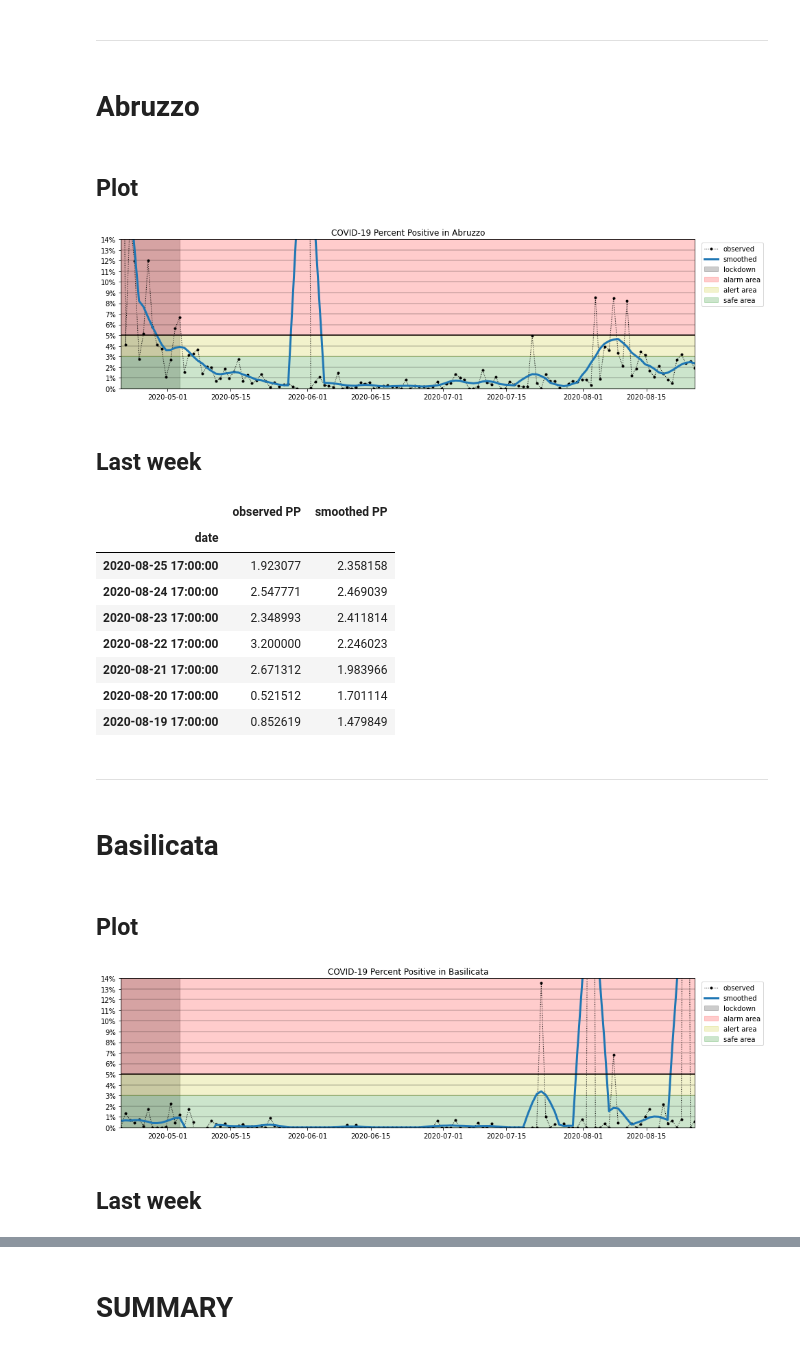
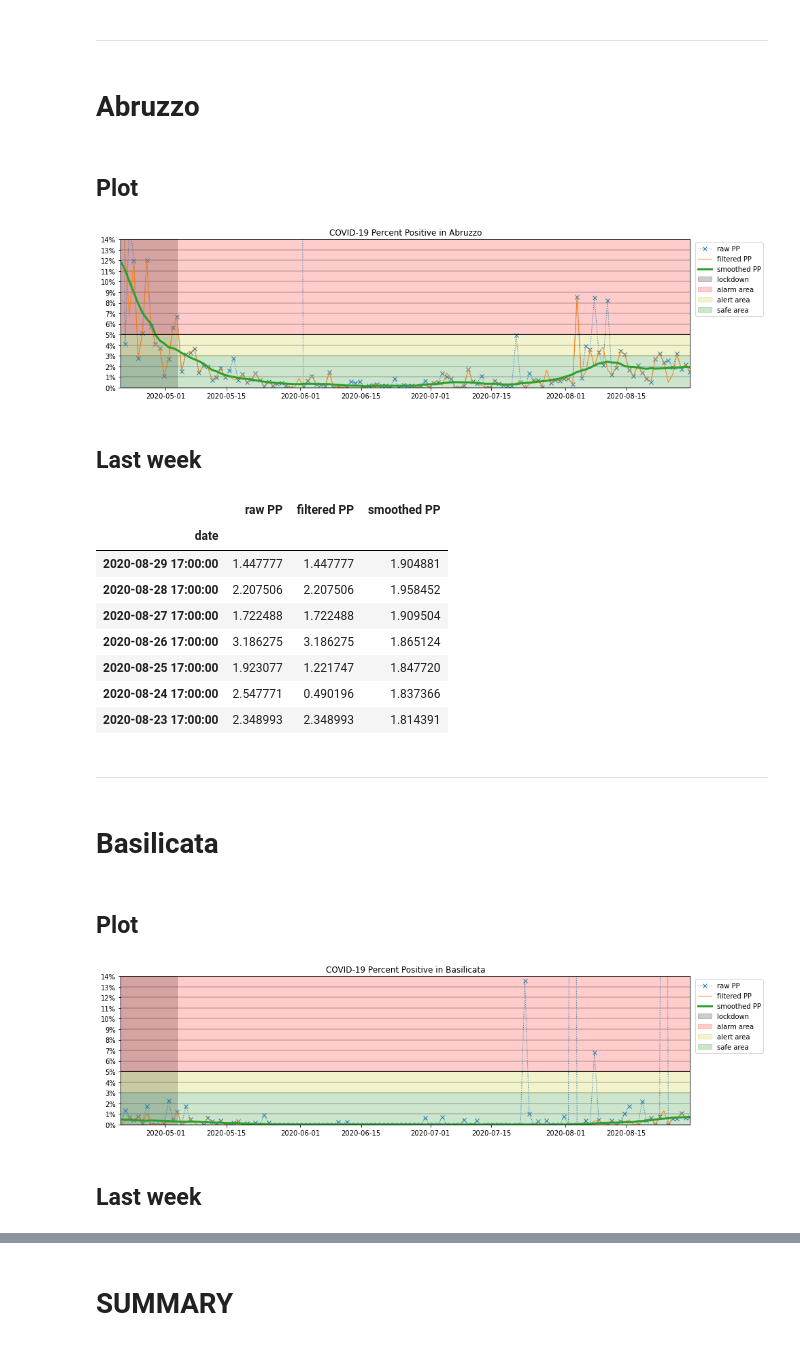
Before and after one commit to maxdevblock/covid-19-jupyter, a Jupyter notebook: PP.ipynb, the cells around one changed output, grey strips where cells are left out. Drawn from its saved outputs; the diff is of its cells as text; code cells hidden in the pictures.

```diff
--- a/PP.ipynb
+++ b/PP.ipynb
@@ -79,7 +112,7 @@ it = pd.read_csv(
      index_col=['data'],
      squeeze=True).sort_index()
 # %%
-ok = it[it['casi_testati']>0]
+ok_it = it[it['casi_testati']>0]
 # %% [markdown]
 ## Plot
 # %%
@@ -124,7 +170,8 @@ plt.show();
 # %%
 idf = pd.DataFrame({
     "date":indice.index[-7:],
-    "observed PP":indice.values[-7:],
+    "raw PP":indice.values[-7:],
+    "filtered PP":filtered.values[-7:],
     "smoothed PP":smooth[-7:]
 })
 idf.set_index('date', inplace=True)
@@ -144,7 +191,8 @@ display(HTML(idf[::-1].to_html()))
 # %%
 latest = {
     "region": [],
-    "observed PP": [],
+    "raw PP": [],
+    "filtered PP": [],
     "smoothed PP": []
 }
 
@@ -152,21 +200,48 @@ for region in countries:
     display(Markdown(f"# {region}"))
     ok = ko.loc[region]
 
-    indice = ok['nuovi_positivi'][1:]*100 / ok['casi_testati'].diff()[1:]
-    smooth = indice.rolling(7,
+    n_sigmas_pos = 2.0
+    n_sigmas_tst = 2.0
+    #if region == ["Valle d'Aosta"]:
+    #    n_sigmas_pos = 5.0
+    if region in ["Basilicata", "Molise"]:
+        n_sigmas_tst = 1.5
+    if ok['nuovi_positivi'][1:].max() > 30:
+        pos, pos_outs = hampel_filter_pandas(ok['nuovi_positivi'][1:], 7, n_sigmas=n_sigmas_pos)
+        rig = f"(outliers rigettati con Hampel filter, $\sigma={n_sigmas_pos}$)"
+    else:
+        pos = ok['nuovi_positivi'][1:]
+        rig = "(outliers non rigettati)"
+    tst, tst_outs = hampel_filter_pandas(ok['casi_testati'].diff()[1:], 7, n_sigmas=n_sigmas_tst)
+    tst[tst<=0] = np.nan
+
+    pos_sm = pos.rolling(14,
                     win_type='gaussian',
                     min_periods=1,
-                    center=True).mean(std=2).values
+                    center=True).mean(std=5).values
+    tst_sm = tst.rolling(14,
+                    win_type='gaussian',
+                    min_periods=1,
+                    center=True).mean(std=5).values
+
+    indice = ok['nuovi_positivi'][1:] / ok['casi_testati'].diff()[1:] * 100
+    filtered = pos / tst * 100
+    smooth = pos_sm / tst_sm * 100
 
     latest["region"].append(region)
-    latest["observed PP"].append(indice[-1])
+    latest["raw PP"].append(indice[-1])
+    latest["filtered PP"].append(filtered[-1])
     latest["smoothed PP"].append(smooth[-1])
 
     display(Markdown(f"## Plot"))
     fig, ax = plt.subplots(figsize=(15, 4))
 
-    ax.plot(indice, 'ok:', label="observed", lw=1, ms=3)
-    ax.plot(indice.index, smooth, lw=3, label="smoothed")
+    ax.plot(indice, 'x:', label="raw PP", lw=1)
+    ax.plot(filtered, label="filtered PP", lw=1)
+    ax.plot(indice.index, smooth, lw=3, label="smoothed PP")
+
+    #ax.plot(indice, 'ok:', label="observed", lw=1, ms=3)
+    #ax.plot(indice.index, smooth, lw=3, label="smoothed")
 
     ax.axhline(0, c="k", alpha=.2)
     ax.hlines(np.arange(0,15,1), indice.index[0], indice.index[-1], color="k", alpha=.2)
@@ -177,48 +252,49 @@ for region in countries:
         [0,20],
         indice.index[indice.index>=pd.to_datetime("2020-03-11")][0],
         indice.index[indice.index<=pd.to_datetime("2020-05-04")][-1],
         color="k", alpha=.2, label="lockdown"
     )
 
     ax.fill_between(indice.index, 5, 20, color="r", alpha=.2, label="alarm area")
     ax.fill_between(indice.index, 3, 5, color="y", alpha=.2, label="alert area")
     ax.fill_between(indice.index, 0, 3, color="g", alpha=.2, label="safe area")
 
 
     ax.set_yticks(np.arange(0,15,1))
     ax.set_yticklabels([f"{p:.0%}" for p in np.arange(0,.15,.01)])
     ax.set_ylim(0, 14)
     ax.set_xlim(indice.index[0], indice.index[-1])
-    ax.legend(loc="upper right", bbox_to_anchor=(1.125,1))
+    ax.legend(loc="upper right", bbox_to_anchor=(1.135,1))
     ax.set_title(f"COVID-19 Percent Positive in {region}")
     plt.show()
     plt.close(fig="all")
 
     display(Markdown(f"## Last week"))
     idf = pd.DataFrame({
         "date":indice.index[-7:],
-        "observed PP":indice.values[-7:],
+        "raw PP":indice.values[-7:],
+        "filtered PP":filtered.values[-7:],
         "smoothed PP":smooth[-7:]
     })
     idf.set_index('date', inplace=True)
     display(HTML(idf[::-1].to_html()))
     display(Markdown("***"))
 # %% [output]
 # Abruzzo
 ## Plot
-[figure, old version]
+[figure, new version]
 ## Last week
-|  | observed PP | smoothed PP |
-| date |  |  |
-| 2020-08-25 17:00:00 | 1.923077 | 2.358158 |
-| 2020-08-24 17:00:00 | 2.547771 | 2.469039 |
-| 2020-08-23 17:00:00 | 2.348993 | 2.411814 |
-| 2020-08-22 17:00:00 | 3.200000 | 2.246023 |
-| 2020-08-21 17:00:00 | 2.671312 | 1.983966 |
-| 2020-08-20 17:00:00 | 0.521512 | 1.701114 |
-| 2020-08-19 17:00:00 | 0.852619 | 1.479849 |
+|  | raw PP | filtered PP | smoothed PP |
+| date |  |  |  |
+| 2020-08-29 17:00:00 | 1.447777 | 1.447777 | 1.904881 |
+| 2020-08-28 17:00:00 | 2.207506 | 2.207506 | 1.958452 |
+| 2020-08-27 17:00:00 | 1.722488 | 1.722488 | 1.909504 |
+| 2020-08-26 17:00:00 | 3.186275 | 3.186275 | 1.865124 |
+| 2020-08-25 17:00:00 | 1.923077 | 1.221747 | 1.847720 |
+| 2020-08-24 17:00:00 | 2.547771 | 0.490196 | 1.837366 |
+| 2020-08-23 17:00:00 | 2.348993 | 2.348993 | 1.814391 |
 ***
 # Basilicata
 ## Plot
-[figure, old version]
+[figure, new version]
 ## Last week
```
Also changed, not shown: parts of 8 cells of this notebook.
